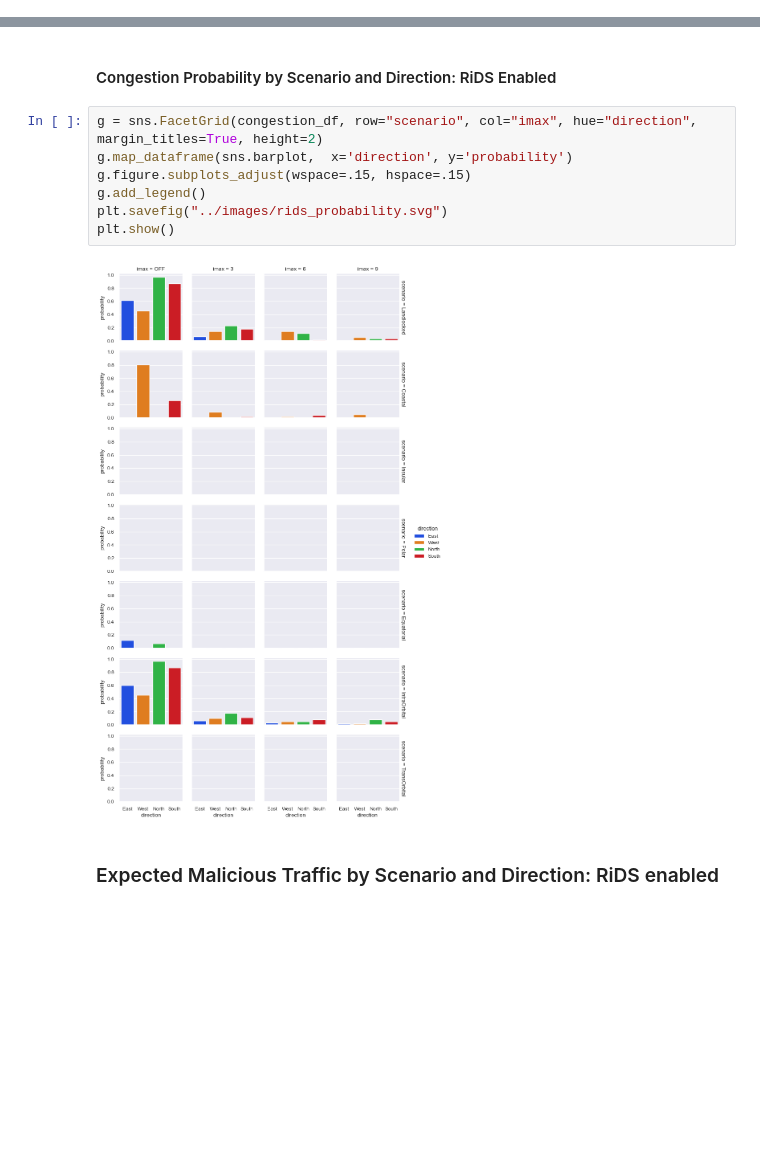
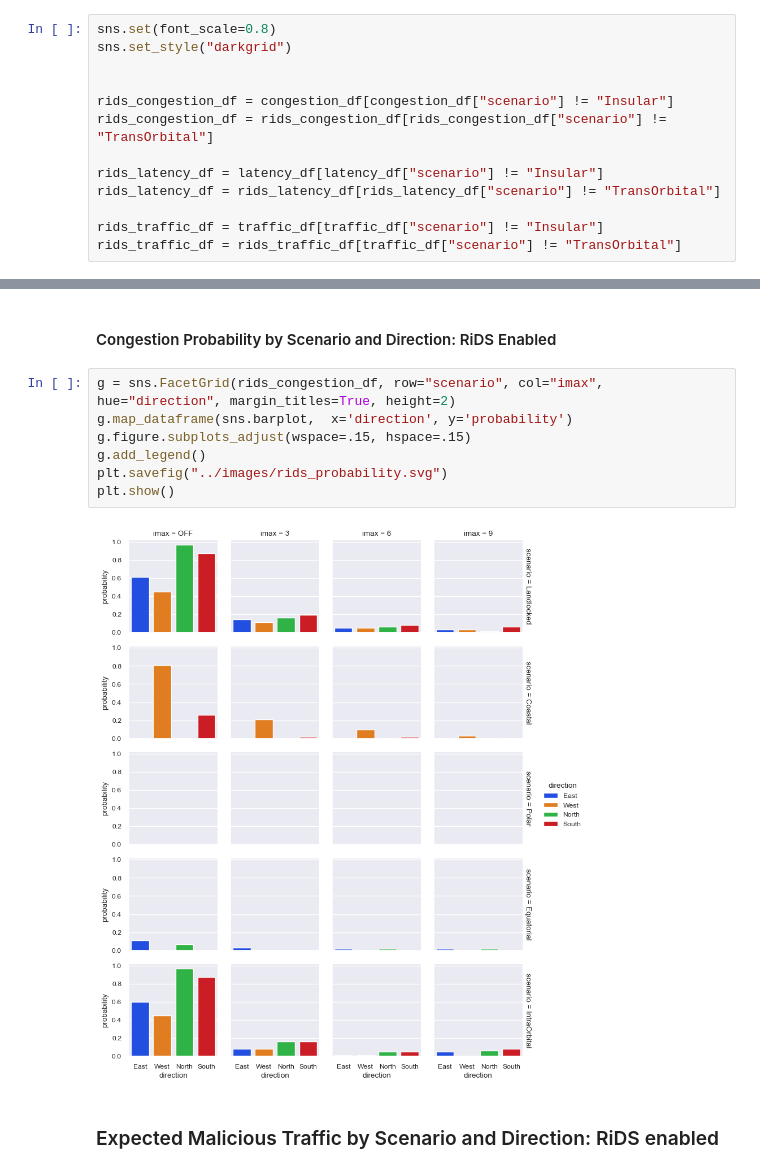
Before and after one commit to Foalfloater66/starlink-fyp, a Jupyter notebook: graphs/chap_5_experiments/5_3_experiments.ipynb, the cells around one changed output, grey strips where cells are left out. Cells and saved outputs as stored; diff of their text form; blank space fills up the shorter version.

```diff
--- a/graphs/chap_5_experiments/5_3_experiments.ipynb
+++ b/graphs/chap_5_experiments/5_3_experiments.ipynb
@@ -371,3 +368,16 @@ sns.set_palette(sns.color_palette('bright'))
+# %%
+sns.set(font_scale=0.8)
+sns.set_style("darkgrid")
+
+
+rids_congestion_df = congestion_df[congestion_df["scenario"] != "Insular"]
+rids_congestion_df = rids_congestion_df[rids_congestion_df["scenario"] != "TransOrbital"]
+
+rids_latency_df = latency_df[latency_df["scenario"] != "Insular"]
+rids_latency_df = rids_latency_df[rids_latency_df["scenario"] != "TransOrbital"]
+
+rids_traffic_df = traffic_df[traffic_df["scenario"] != "Insular"]
+rids_traffic_df = rids_traffic_df[traffic_df["scenario"] != "TransOrbital"]
 # %% [markdown]
 ----
 ## Baseline performance
@@ -434,14 +463,14 @@ plt.savefig("../images/baseline_rtt_timeseries.svg")
 # %% [markdown]
 #### Congestion Probability by Scenario and Direction: RiDS Enabled
 # %%
-g = sns.FacetGrid(congestion_df, row="scenario", col="imax", hue="direction", margin_titles=True, height=2)
+g = sns.FacetGrid(rids_congestion_df, row="scenario", col="imax", hue="direction", margin_titles=True, height=2)
 g.map_dataframe(sns.barplot,  x='direction', y='probability')
 g.figure.subplots_adjust(wspace=.15, hspace=.15)
 g.add_legend()
 plt.savefig("../images/rids_probability.svg")
 plt.show()
 # %% [output]
-[figure, old version]
+[figure, new version]
 # %% [markdown]
 ### Expected Malicious Traffic by Scenario and Direction: RiDS enabled
 # %%
```
Also changed, not shown: parts of 13 cells of this notebook, 9 other files.
